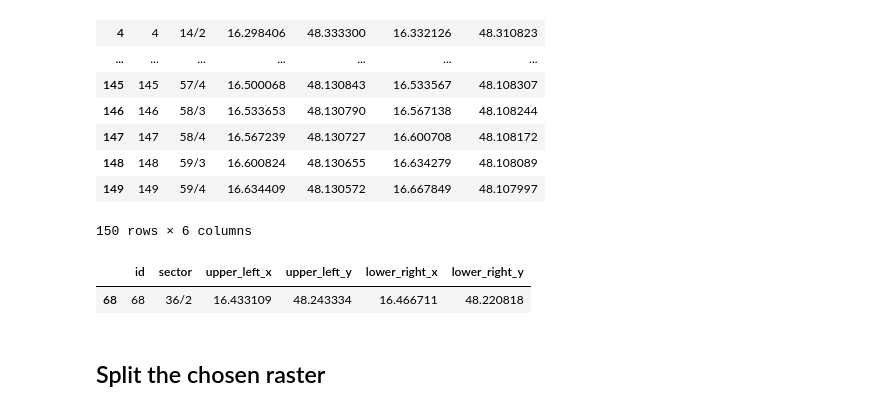
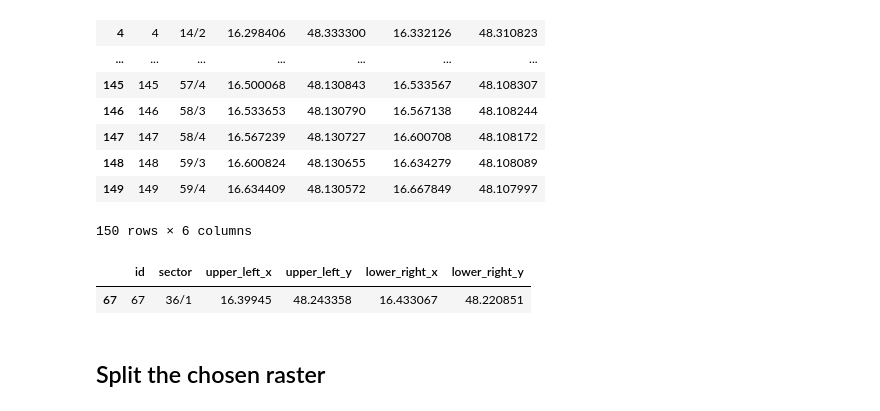
Before and after one commit to boku-ilen/darknet, a Jupyter notebook: _GeodataProcessing/SplitSectors.ipynb, the cells around one changed output. Cells and saved outputs as stored; diff of their text form; code cells hidden in the pictures.

```diff
--- a/_GeodataProcessing/SplitSectors.ipynb
+++ b/_GeodataProcessing/SplitSectors.ipynb
@@ -30,13 +30,13 @@ sectors
 # %%
 # TODO: loop over all sectors if needed
 # choose a sector!
-sector = '36/2'
+sector = '36/1'
 sector_name = sector.replace('/', '_') + '_op_2019'
 sector_to_split = sectors[sectors['sector'] == sector]
 sector_to_split
 # %% [output]
 |  | id | sector | upper_left_x | upper_left_y | lower_right_x | lower_right_y |
-| 68 | 68 | 36/2 | 16.433109 | 48.243334 | 16.466711 | 48.220818 |
+| 67 | 67 | 36/1 | 16.39945 | 48.243358 | 16.433067 | 48.220851 |
 # %%
 size_x = 1667
 size_y = 1667
```
Also changed, not shown: parts of 3 cells of this notebook, 2 other files.
